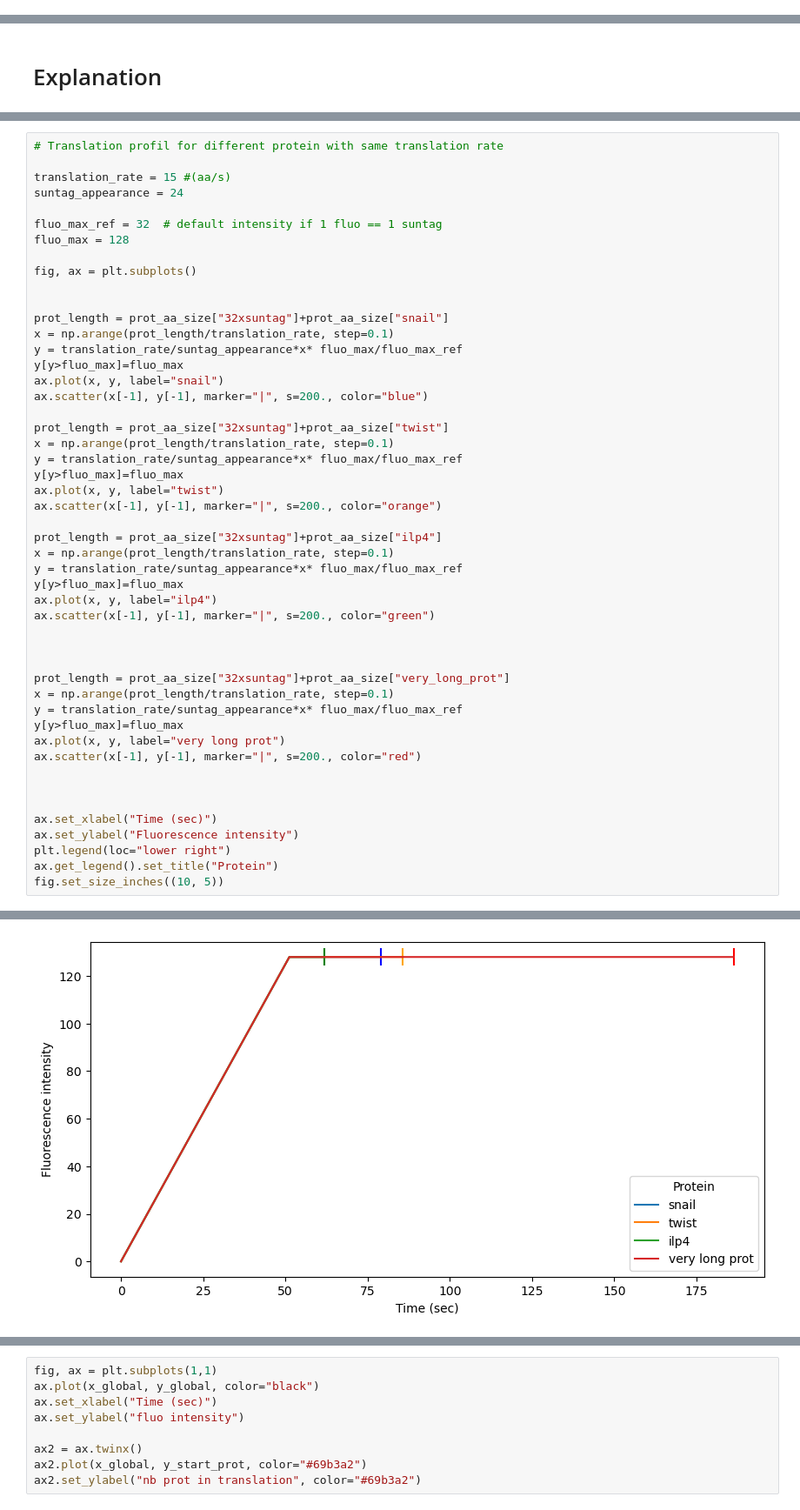
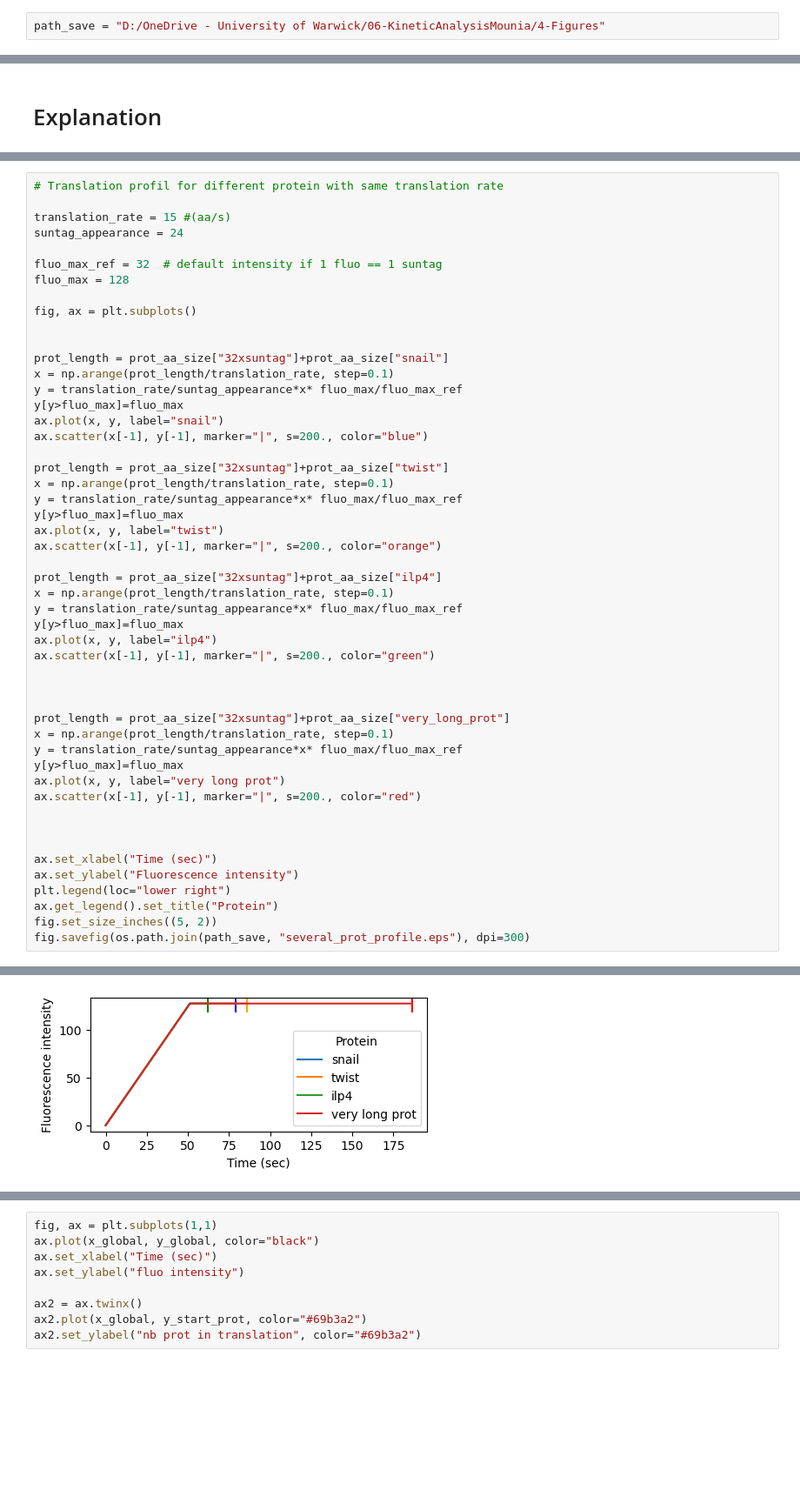
Before and after one commit to sophietheis/KineticAnalysis, a Jupyter notebook: notebook/20240605-Synthetic_datas_01-explanation.ipynb, the cells around one changed output, grey strips where cells are left out. Shown at 87% size. Cells and saved outputs as stored; diff of their text form; blank space fills up the shorter version.

```diff
--- a/notebook/20240605-Synthetic_datas_01-explanation.ipynb
+++ b/notebook/20240605-Synthetic_datas_01-explanation.ipynb
@@ -16,6 +17,8 @@ from kinetic_function import (fit_function,
                               calculate_MSD,
                               generate_track,
                              )
+# %%
+path_save = "D:/OneDrive - University of Warwick/06-KineticAnalysisMounia/4-Figures"
 # %%
 prot_aa_size = {
     "32xsuntag": 796,  #768/32=24 , left 28
@@ -102,5 +107,6 @@ ax.set_xlabel("Time (sec)")
 ax.set_ylabel("Fluorescence intensity")
 plt.legend(loc="lower right")
 ax.get_legend().set_title("Protein")
-fig.set_size_inches((10, 5))
+fig.set_size_inches((5, 2))
+fig.savefig(os.path.join(path_save, "several_prot_profile.eps"), dpi=300)
 # %% [output]
@@ -107,4 +114,4 @@ fig.set_size_inches((10, 5))
-[figure, old version]
+[figure, new version]
 # %%
 # Translation profil for one protein with different
 
```
Also changed, not shown: parts of 13 cells of this notebook, 3 other files.
